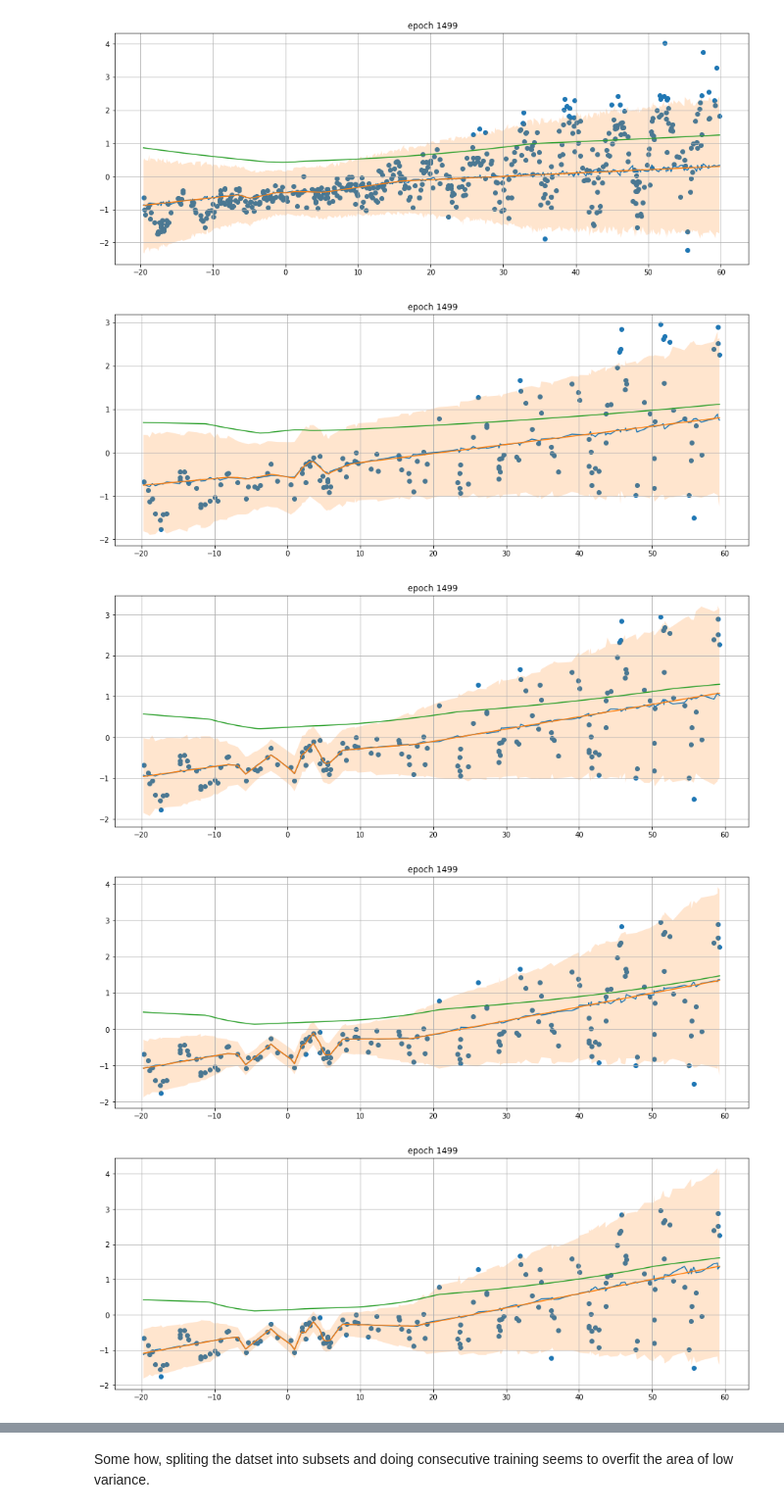
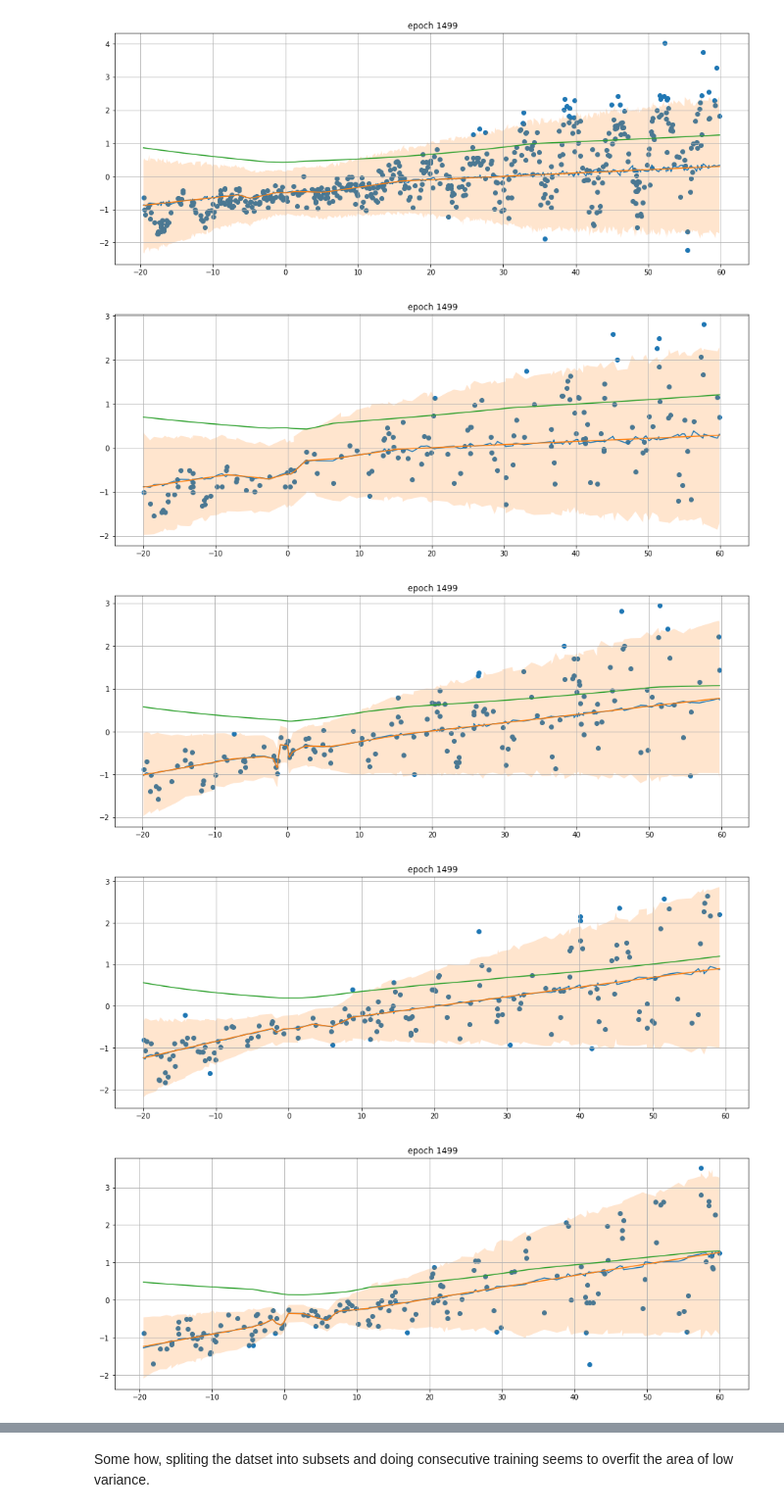
Before and after one commit to EastbayML/VariationalInference, a Jupyter notebook: VariationalInference.ipynb, the cells around one changed output, grey strips where cells are left out. Shown: that part at 98% size. Drawn from its saved outputs; the diff is of its cells as text; code cells hidden in the pictures.

```diff
--- a/VariationalInference.ipynb
+++ b/VariationalInference.ipynb
@@ -163,17 +163,17 @@ train(m,x,y)
 # %%
 #try consecutive trainings on a split dataset
 ndatasets=5
 npoints=750
 
 m = VI()
 pointsPerDataset=int(npoints/ndatasets)
 y,x = load_dataset(n=npoints,n_tst=npoints) #get the full dataset
 idxs=np.random.permutation(npoints) # determine random selection from the dataset
 for dataset in range(ndatasets):
-  pts=np.sort(idxs[:dataset+1*pointsPerDataset]) # get first sorted subset of points
+  pts=np.sort(idxs[dataset*pointsPerDataset:(dataset+1)*pointsPerDataset]) # get first sorted subset of points
   train(m,x[pts],y[pts],prior=(dataset!=0))
 # %% [output]
-[figure, old version]
+[figure, new version]
-[figure, old version]
+[figure, new version]
-[figure, old version]
+[figure, new version]
-[figure, old version]
+[figure, new version]
```
Also changed, not shown: parts of 1 cell of this notebook.
